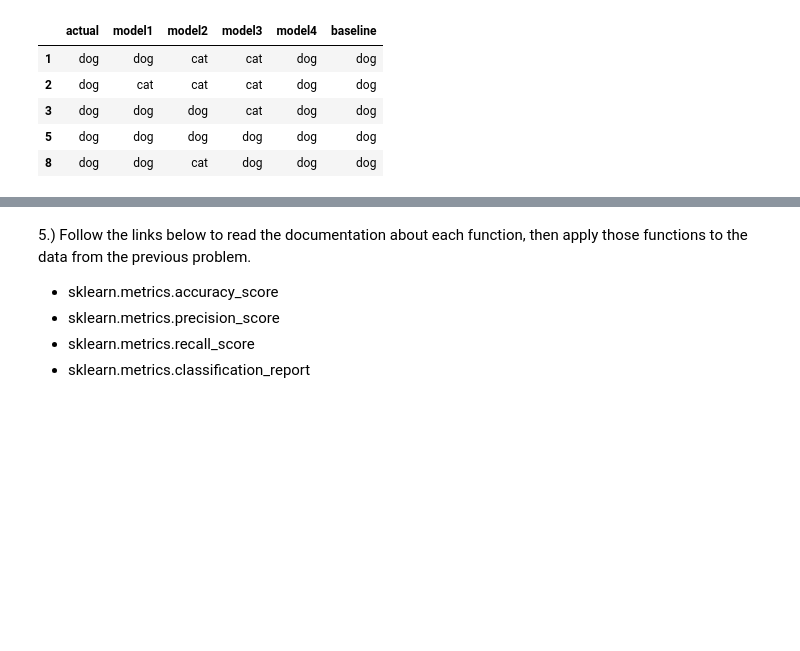
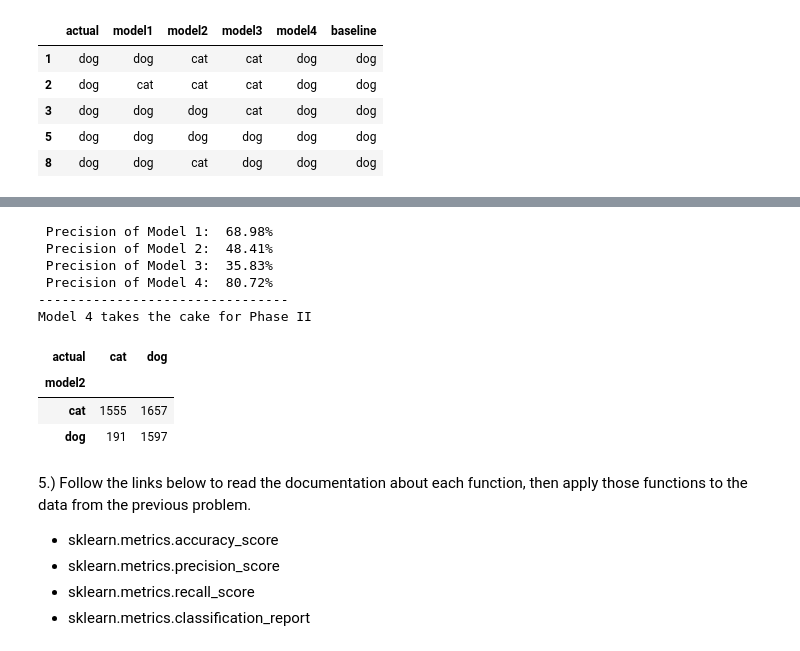
Before and after one commit to nicholas-dougherty/classification-exercises, a Jupyter notebook: model_evaluation.ipynb, the cells around one changed output, grey strips where cells are left out. Drawn from its saved outputs; the diff is of its cells as text; code cells hidden in the pictures; blank space fills up the shorter version.

```diff
--- a/model_evaluation.ipynb
+++ b/model_evaluation.ipynb
@@ -303,3 +360,32 @@ Model 4 is best for Phase I
+# %%
+s1 = paws[paws.model1 == 'cat']
+s2 = paws[paws.model2 == 'cat']
+s3 = paws[paws.model3 == 'cat']
+s4 = paws[paws.model4 == 'cat']
+# %%
+m1 = (s1.actual == s1.model1).mean()
+m2 = (s2.actual == s2.model2).mean()
+m3 = (s3.actual == s3.model3).mean()
+m4 = (s4.actual == s4.model4).mean()
+
+print(f" Precision of Model 1: {m1: .2%}")
+print(f" Precision of Model 2: {m2: .2%}")
+print(f" Precision of Model 3: {m3: .2%}")
+print(f" Precision of Model 4: {m4: .2%}")
+print('--------------------------------')
+print('Model 4 takes the cake for Phase II')
+pd.crosstab(paws.model2, paws.actual)
+# %% [output]
+ Precision of Model 1:  68.98%
+ Precision of Model 2:  48.41%
+ Precision of Model 3:  35.83%
+ Precision of Model 4:  80.72%
+--------------------------------
+Model 4 takes the cake for Phase II
+| actual | cat | dog |
+| model2 |  |  |
+| cat | 1555 | 1657 |
+| dog | 191 | 1597 |
 # %% [markdown]
 5.) Follow the links below to read the documentation about each function, then apply those functions to the data from the previous problem.
 
```
Also changed, not shown: parts of 7 cells of this notebook.
